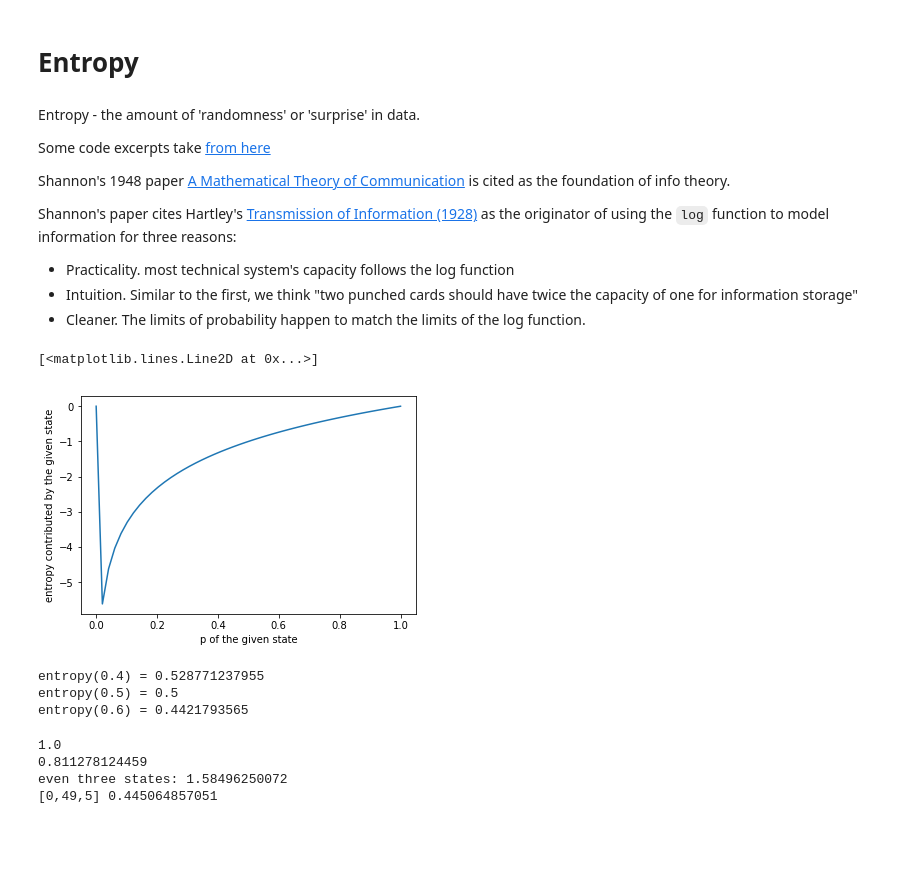
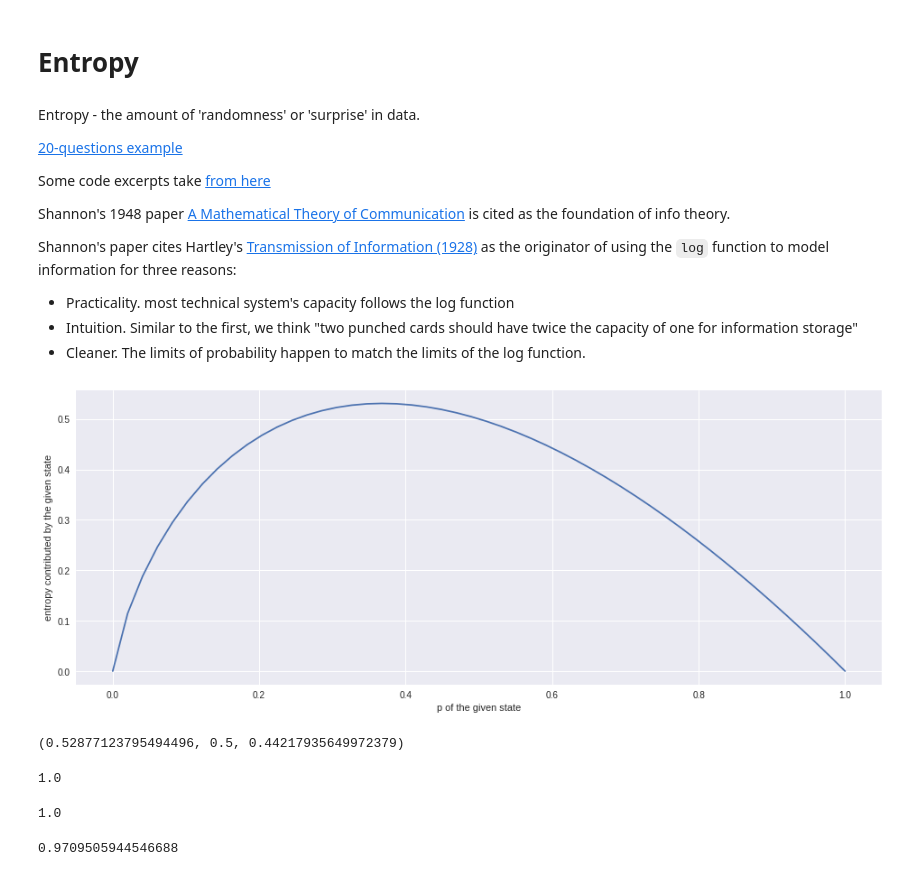
Before and after one commit to hackoregon/civicu-machine-learning, a Jupyter notebook: lessons/06-Decision-Trees/0_Entropy.ipynb, the cells around one changed output. Drawn from its saved outputs; the diff is of its cells as text; code cells hidden in the pictures; blank space fills up the shorter version.

```diff
--- a/lessons/06-Decision-Trees/0_Entropy.ipynb
+++ b/lessons/06-Decision-Trees/0_Entropy.ipynb
@@ -12,7 +1,24 @@ Populating the interactive namespace from numpy and matplotlib
+# %%
+from IPython.display import display, HTML
+import pandas as pd
+import numpy as np
+import seaborn as sns
+from seaborn.utils import plt
+pd.set_option('display.max_rows', 6)
+pd.set_option('display.max_columns', 500)
+import matplotlib
+plt.style.use('seaborn')
+# display(HTML("<style>.container { width:100% !important; }</style>"))
+display(HTML(open("../shared-resources/jupyter.css", "r").read()))
+import mpld3
+
+%matplotlib inline
 # %% [markdown]
 # Entropy
 # %% [markdown]
 Entropy - the amount of 'randomness' or 'surprise' in data.
+
+[20-questions example](http://dsw.users.sonic.net/entropy.html)
 
 Some code excerpts take [from here](http://nbviewer.ipython.org/github/fonnesbeck/Bios366/blob/master/notebooks/Section6_5-Decision-Trees.ipynb)
 
@@ -29,28 +32,40 @@ entropy = lambda p: -p * np.log2(p) if p > 0. else 0
+# %%
+def entropy(p, base=2):
+    """ Calculate the entropy for a given probability or proportion
+
+    There's half a bit of entropy of information in an event wtih 50% probability:
+    >>> entropy(.5, base=2)
+    0.5
+
+    There's more than 1/2 bit (shannon) in a 40% event. Why?
+    >>> entropy(.4, base=2)
+    0.52877123795494496
+    """
+    p = np.array(p)
+    p[(p <= 0) | (p > 1)] = 1.
+    return np.sum(-p * np.log(p) / np.log(base))
 # %%
-figure(5)
-xlabel("p of the given state")
-ylabel("entropy contributed by the given state")
+fig = plt.figure(5, figsize=(16,6))
+plt.xlabel("p of the given state")
+plt.ylabel("entropy contributed by the given state")
 pvals = np.linspace(0, 1)
-plot(pvals, [entropy(p) for p in list(pvals)])
+ax = plt.plot(pvals, [entropy(p) for p in list(pvals)])
 # %% [output]
-[<matplotlib.lines.Line2D at 0x...>]
-[figure, old version]
+[figure, new version]
-# %%
-print "entropy(0.4) =", entropy(0.4)
-print "entropy(0.5) =", entropy(0.5)
-print "entropy(0.6) =", entropy(0.6)
-# %% [output]
-entropy(0.4) = 0.528771237955
-entropy(0.5) = 0.5
-entropy(0.6) = 0.4421793565
-# %%
-print entropy(0.5) + entropy(0.5)
-print entropy(0.25) + entropy(0.75)
-
-print "even three states:", entropy(0.333333333333) + entropy(0.333333333333) + entropy(0.333333333333)
-print "[0,49,5]",entropy(49./54)+entropy(5./54)
-# %% [output]
-1.0
-0.811278124459
-even three states: 1.58496250072
-[0,49,5] 0.445064857051
+# %%
+entropy(.4), entropy(.5), entropy(.6)
+# %% [output]
+(0.52877123795494496, 0.5, 0.44217935649972379)
+# %%
+entropy(0.5) + entropy(0.5)
+# %% [output]
+1.0
+# %%
+entropy([.5, .5])
+# %% [output]
+1.0
+# %%
+# entropies don't sum to 1 even if their probabilities do
+entropy(0.6) + entropy(0.4)
+# %% [output]
+0.9709505944546688
```
Also changed, not shown: parts of 14 cells of this notebook, 3 other files.
